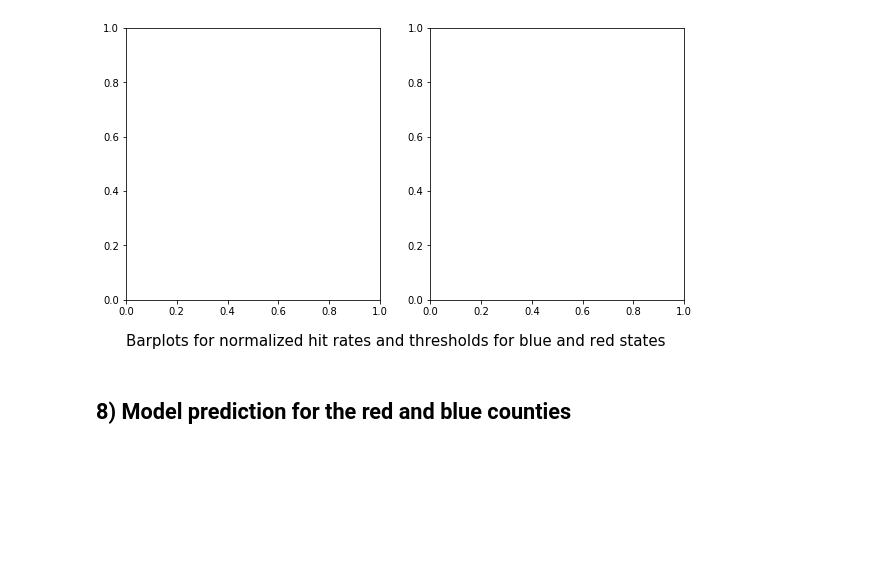
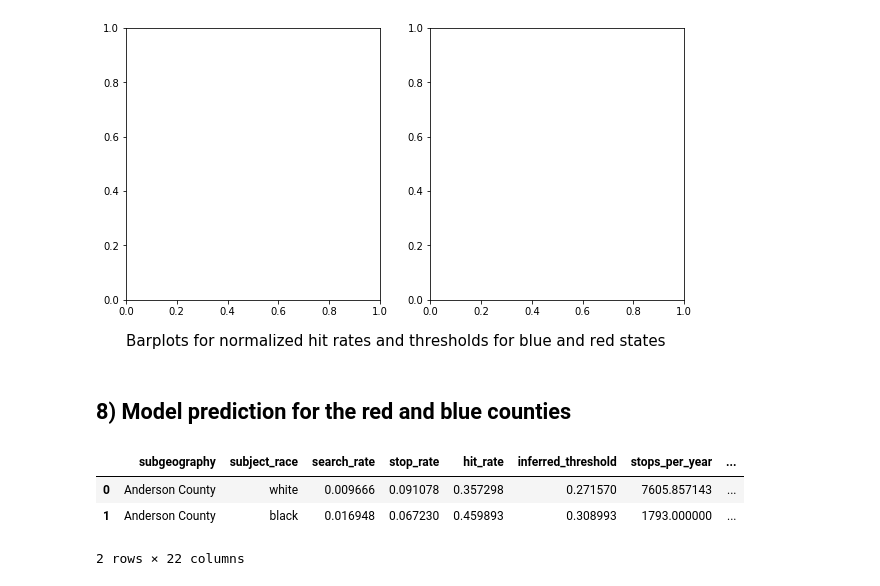
Before and after one commit to epfl-ada/ada-2020-project-milestone-p3-p3_halouma, a Jupyter notebook: extension.ipynb, the cells around one changed output. Drawn from its saved outputs; the diff is of its cells as text; code cells hidden in the pictures; blank space fills up the shorter version.

```diff
--- a/extension.ipynb
+++ b/extension.ipynb
@@ -809,4 +809,12 @@ ValueError: cannot reindex from a duplicate axis
 [figure]
 # %% [markdown]
 ## 8) Model prediction for the red and blue counties
+# %%
+tx_model_df = pd.concat([tx_red, tx_blue], ignore_index=True)
+tx_model_df.head(2)
+# %% [output]
+|  | subgeography | subject_race | search_rate | stop_rate | hit_rate | inferred_threshold | stops_per_year | ... |
+| 0 | Anderson County | white | 0.009666 | 0.091078 | 0.357298 | 0.271570 | 7605.857143 | ... |
+| 1 | Anderson County | black | 0.016948 | 0.067230 | 0.459893 | 0.308993 | 1793.000000 | ... |
+2 rows × 22 columns
 # %%
```
Also changed, not shown: parts of 2 cells of this notebook.
